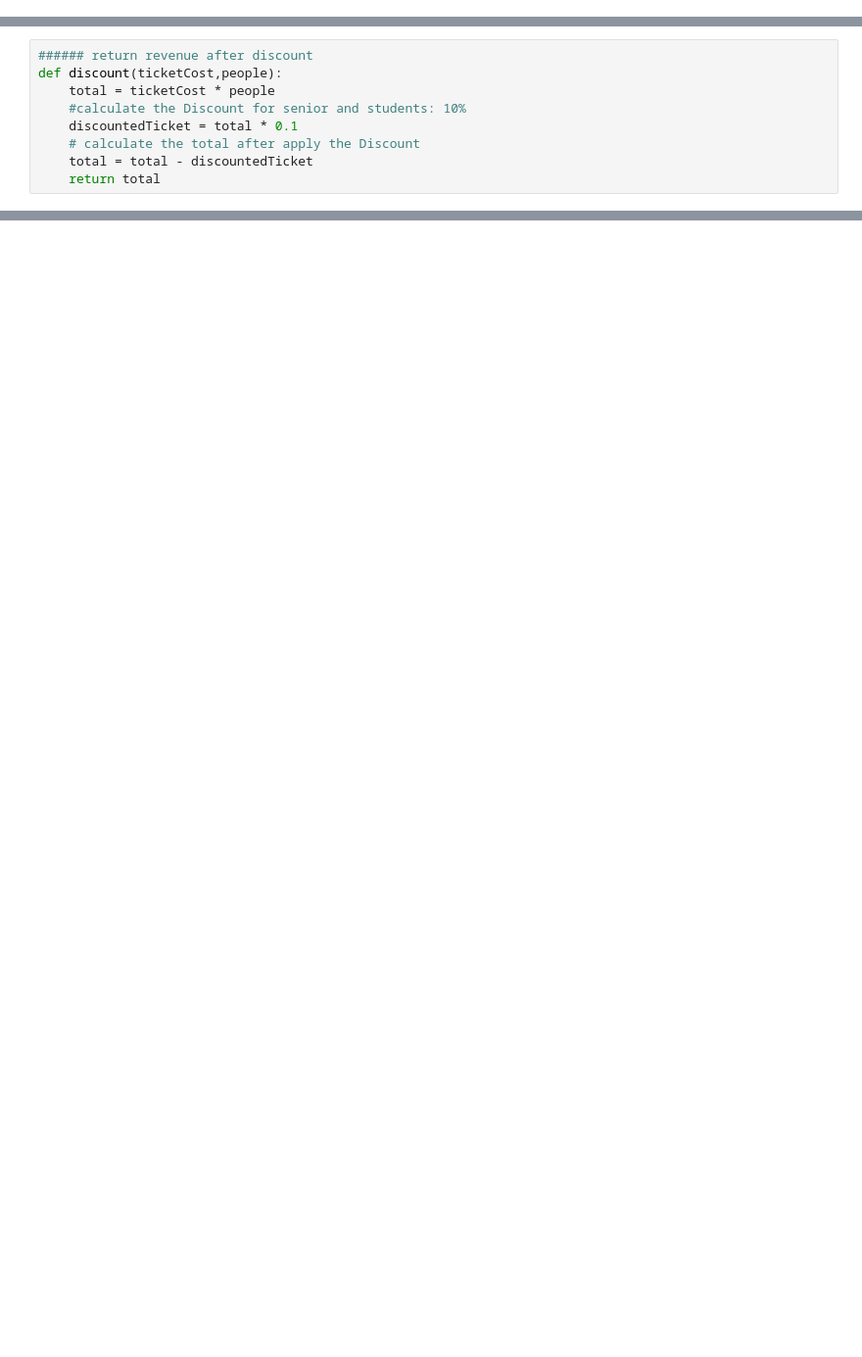
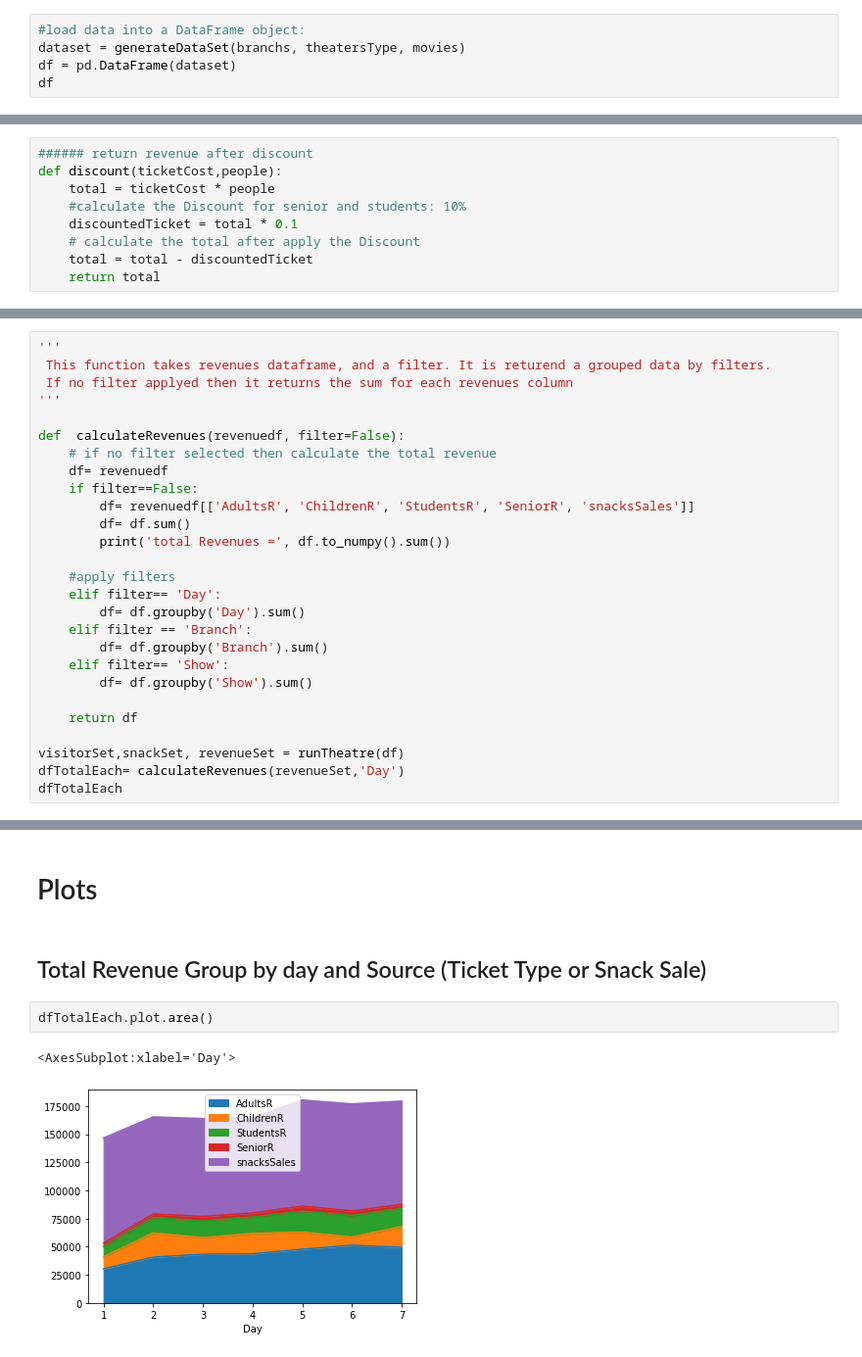
Before and after one commit to Hala-Alsouly/Theatre, a Jupyter notebook: Theatres.ipynb, the cells around one changed output, grey strips where cells are left out. Shown at 98% size. Saved outputs shown, nothing was run; the diff lists cells and outputs as text; blank space fills up the shorter version.

```diff
--- a/Theatres.ipynb
+++ b/Theatres.ipynb
@@ -18,0 +112,5 @@ df.head()
+# %%
+#load data into a DataFrame object:
+dataset = generateDataSet(branchs, theatersType, movies)
+df = pd.DataFrame(dataset)
+df
@@ -177,0 +269,27 @@ def sundayDiscount(ticketCost,people):
+# %%
+'''
+ This function takes revenues dataframe, and a filter. It is returend a grouped data by filters.
+ If no filter applyed then it returns the sum for each revenues column
+'''
+
+def  calculateRevenues(revenuedf, filter=False):
+    # if no filter selected then calculate the total revenue
+    df= revenuedf
+    if filter==False:
+        df= revenuedf[['AdultsR', 'ChildrenR', 'StudentsR', 'SeniorR', 'snacksSales']]
+        df= df.sum()
+        print('total Revenues =', df.to_numpy().sum())
+
+    #apply filters
+    elif filter== 'Day':
+        df= df.groupby('Day').sum()
+    elif filter == 'Branch':
+        df= df.groupby('Branch').sum()
+    elif filter== 'Show':
+        df= df.groupby('Show').sum()
+
+    return df
+
+visitorSet,snackSet, revenueSet = runTheatre(df)
+dfTotalEach= calculateRevenues(revenueSet,'Day')
+dfTotalEach
@@ -177,0 +419,9 @@ def sundayDiscount(ticketCost,people):
+# %% [markdown]
+# Plots
+# %% [markdown]
+## Total Revenue Group by day and Source (Ticket Type or Snack Sale)
+# %%
+dfTotalEach.plot.area()
+# %% [output]
+<AxesSubplot:xlabel='Day'>
+[figure, added]
```
Also changed, not shown: parts of 23 cells of this notebook.
